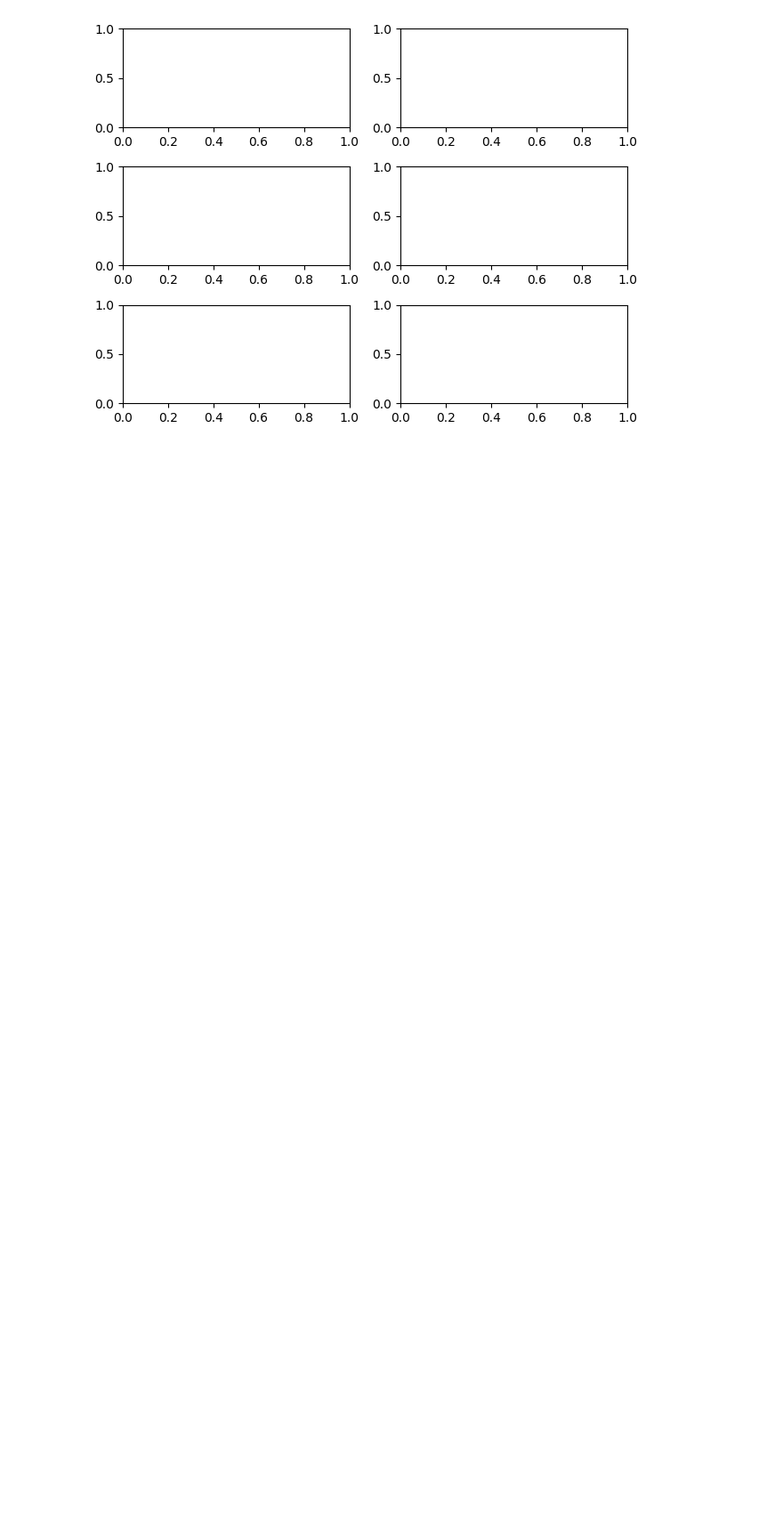
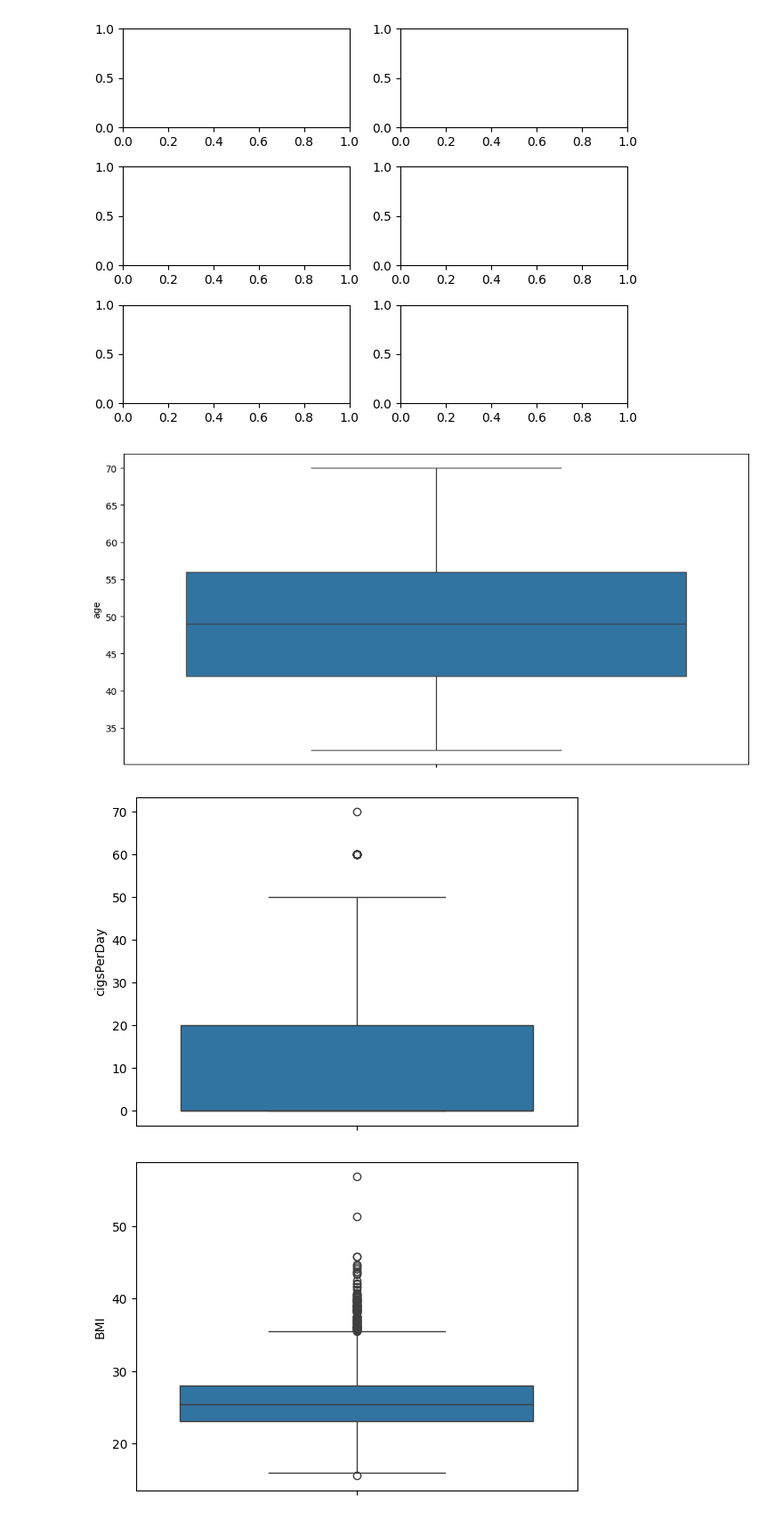
Before and after one commit to RaviSoni804426/AI-Code, a Jupyter notebook: PWIOI Class/heartpatiec.ipynb, the cells around one changed output. Shown at 89% size. Drawn from its saved outputs; the diff is of its cells as text; code cells hidden in the pictures; blank space fills up the shorter version.

```diff
--- a/PWIOI Class/heartpatiec.ipynb
+++ b/PWIOI Class/heartpatiec.ipynb
@@ -228,3 +228,12 @@ plt.subplots(nrows=3,ncols=2)
 plt.tight_layout()
 # %% [output]
 [figure]
+# %%
+plt.figure(figsize = (12,6))
+for i in Num:
+    sns.boxplot(data[i],orient = 'v');
+    plt.show();
+# %% [output]
+[figure, added]
+[figure, added]
+[figure, added]
```
Also changed, not shown: parts of 2 cells of this notebook.
